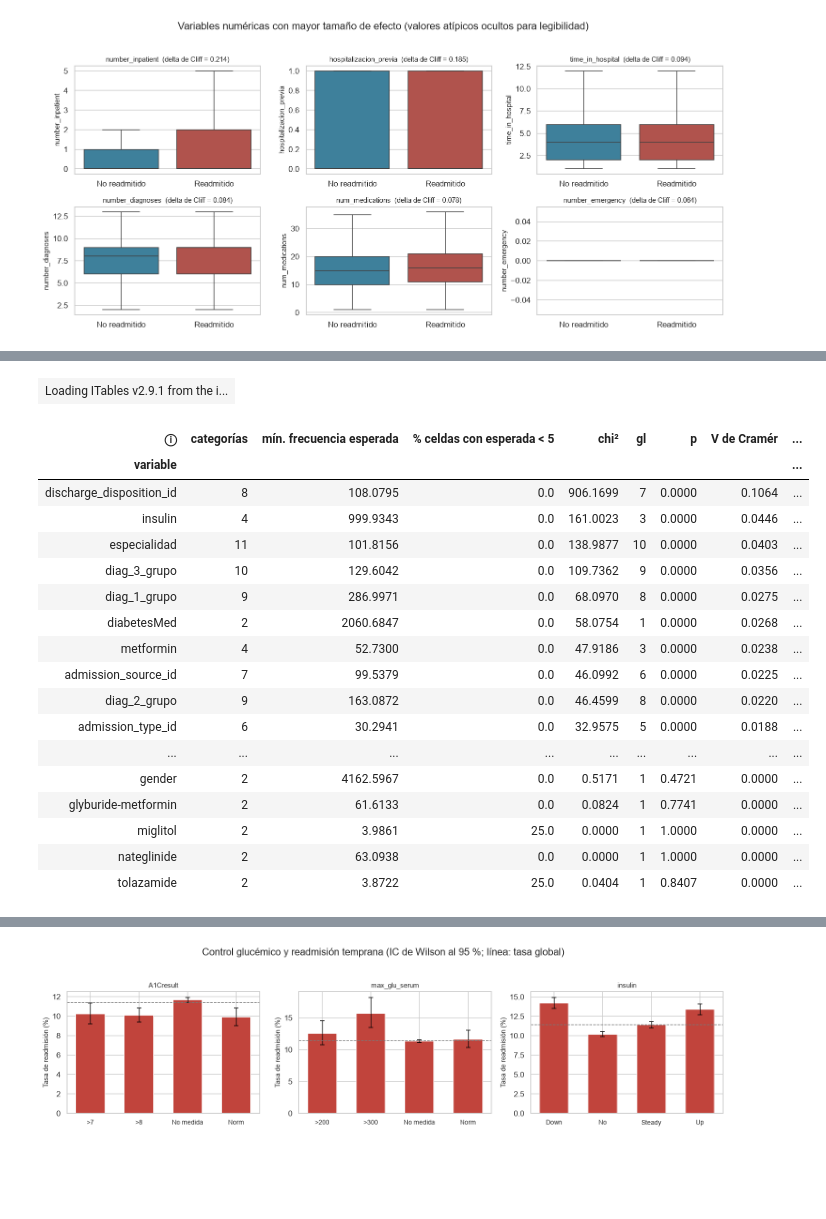
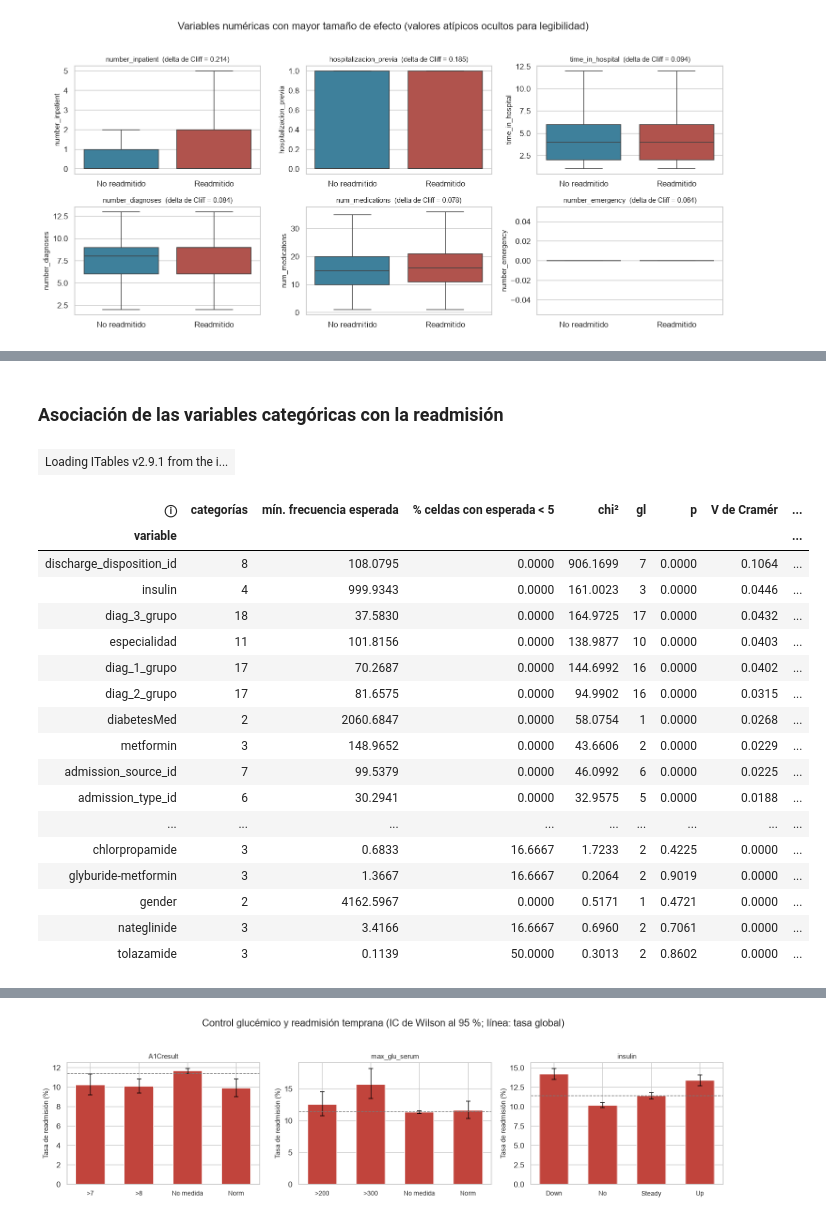
Before and after one commit to joshua2412-a/Diabetes_ProyectoML_202630, a Jupyter notebook: docs/04_Bivariado.ipynb, the cells around one changed output, grey strips where cells are left out. Saved outputs shown, nothing was run; the diff lists cells and outputs as text; code cells hidden in the pictures; blank space fills up the shorter version.

```diff
--- a/docs/04_Bivariado.ipynb
+++ b/docs/04_Bivariado.ipynb
@@ -120,8 +177,12 @@ for columna in NUMERICAS + BINARIAS:
         "media (no readm.)": grupo_0.mean(),
         "media (readm.)": grupo_1.mean(),
         "p (Mann-Whitney)": stats.mannwhitneyu(grupo_1, grupo_0).pvalue,
-        "r biserial": stats.pointbiserialr(train[OBJETIVO], train[columna]).statistic,
+        "r biserial": stats.pointbiserialr(
+            train[OBJETIVO], train[columna]).statistic,
         "delta de Cliff": delta,
+        # Identidad exacta entre la delta de Cliff y el AUC de un predictor
+        # usado por sí solo como puntuación de riesgo.
+        "AUC univariado": (delta + 1) / 2,
         "magnitud del efecto": magnitud_cliff(delta),
     })
 
@@ -132,6 +193,22 @@ asociacion_num["significativa (Holm)"] = np.where(
 asociacion_num = asociacion_num.reindex(
     asociacion_num["delta de Cliff"].abs().sort_values(ascending=False).index)
 
+# Verificación de la identidad citada en el texto, sobre la variable con
+# mayor efecto: el AUC calculado con scikit-learn debe coincidir.
+mejor = asociacion_num.index[0]
+auc_directo = roc_auc_score(train[OBJETIVO], train[mejor])
+assert abs(auc_directo - asociacion_num.loc[mejor, "AUC univariado"]) < 1e-9
+
+anotar("c4_mejor_num", mejor)
+anotar("c4_mejor_delta", f"{asociacion_num.loc[mejor, 'delta de Cliff']:.3f}")
+anotar("c4_mejor_auc", f"{asociacion_num.loc[mejor, 'AUC univariado']:.3f}")
+anotar("c4_num_signif", int(
+    (asociacion_num["significativa (Holm)"] == "Sí").sum()))
+anotar("c4_num_total", len(asociacion_num))
+anotar("c4_num_pequeno", int(
+    (asociacion_num["magnitud del efecto"] != "Insignificante").sum()))
+
 guardar_resultado(asociacion_num, "asociacion_numericas")
-tabla(asociacion_num.round(4), filas=15)
+tabla(asociacion_num.round(4), filas=15,
+      titulo="Asociación de las variables numéricas con la readmisión temprana")
 # %% [output]
@@ -188,48 +375,68 @@ La aproximación chi-cuadrado exige frecuencias esperadas suficientes; la regla
 # %%
 filas = []
 for columna in CATEGORICAS:
     contingencia = pd.crosstab(train[columna], train[OBJETIVO])
     chi2, p, gl, esperadas = stats.chi2_contingency(contingencia)
     filas.append({
         "variable": columna,
         "categorías": contingencia.shape[0],
         "mín. frecuencia esperada": esperadas.min(),
         "% celdas con esperada < 5": 100 * (esperadas < 5).mean(),
         "chi²": chi2,
         "gl": gl,
         "p": p,
         "V de Cramér": v_cramer(contingencia),
     })
 
 asociacion_cat = pd.DataFrame(filas).set_index("variable")
 asociacion_cat["p (Holm)"] = correccion_holm(asociacion_cat["p"])
 asociacion_cat["supuesto chi² cumplido"] = np.where(
     (asociacion_cat["mín. frecuencia esperada"] >= 1)
     & (asociacion_cat["% celdas con esperada < 5"] <= 20), "Sí", "No")
 asociacion_cat["significativa (Holm)"] = np.where(
     asociacion_cat["p (Holm)"] < 0.05, "Sí", "No")
 asociacion_cat = asociacion_cat.sort_values("V de Cramér", ascending=False)
 
+perdidas = asociacion_cat[(asociacion_cat["p"] < 0.05)
+                          & (asociacion_cat["p (Holm)"] >= 0.05)]
+incumplen = asociacion_cat[asociacion_cat["supuesto chi² cumplido"] == "No"]
+
+anotar("c4_mejor_cat", asociacion_cat.index[0])
+anotar("c4_lista_incumplen", ", ".join(incumplen.index)
+       if len(incumplen) else "ninguna")
+anotar("c4_incumplen_signif", int(
+    (incumplen["significativa (Holm)"] == "Sí").sum()))
+anotar("c4_mejor_v", f"{asociacion_cat['V de Cramér'].iloc[0]:.3f}")
+anotar("c4_cat_signif", int(
+    (asociacion_cat["significativa (Holm)"] == "Sí").sum()))
+anotar("c4_cat_total", len(asociacion_cat))
+anotar("c4_supuesto", int(
+    (asociacion_cat["supuesto chi² cumplido"] == "No").sum()))
+anotar("c4_perdidas", int(len(perdidas)))
+anotar("c4_lista_perdidas", ", ".join(perdidas.index))
+
 guardar_resultado(asociacion_cat, "asociacion_categoricas")
-tabla(asociacion_cat.round(4), filas=30)
+tabla(asociacion_cat.round(4), filas=30,
+      titulo="Asociación de las variables categóricas con la readmisión")
 # %% [output]
+### Asociación de las variables categóricas con la readmisión
 | Loading ITables v2.9.1 from the i... |
 | ⓘ | categorías | mín. frecuencia esperada | % celdas con esperada < 5 | chi² | gl | p | V de Cramér | ... |
 | variable |  |  |  |  |  |  |  | ... |
-| discharge_disposition_id | 8 | 108.0795 | 0.0 | 906.1699 | 7 | 0.0000 | 0.1064 | ... |
-| insulin | 4 | 999.9343 | 0.0 | 161.0023 | 3 | 0.0000 | 0.0446 | ... |
-| especialidad | 11 | 101.8156 | 0.0 | 138.9877 | 10 | 0.0000 | 0.0403 | ... |
-| diag_3_grupo | 10 | 129.6042 | 0.0 | 109.7362 | 9 | 0.0000 | 0.0356 | ... |
-| diag_1_grupo | 9 | 286.9971 | 0.0 | 68.0970 | 8 | 0.0000 | 0.0275 | ... |
-| diabetesMed | 2 | 2060.6847 | 0.0 | 58.0754 | 1 | 0.0000 | 0.0268 | ... |
-| metformin | 4 | 52.7300 | 0.0 | 47.9186 | 3 | 0.0000 | 0.0238 | ... |
-| admission_source_id | 7 | 99.5379 | 0.0 | 46.0992 | 6 | 0.0000 | 0.0225 | ... |
-| diag_2_grupo | 9 | 163.0872 | 0.0 | 46.4599 | 8 | 0.0000 | 0.0220 | ... |
-| admission_type_id | 6 | 30.2941 | 0.0 | 32.9575 | 5 | 0.0000 | 0.0188 | ... |
+| discharge_disposition_id | 8 | 108.0795 | 0.0000 | 906.1699 | 7 | 0.0000 | 0.1064 | ... |
+| insulin | 4 | 999.9343 | 0.0000 | 161.0023 | 3 | 0.0000 | 0.0446 | ... |
+| diag_3_grupo | 18 | 37.5830 | 0.0000 | 164.9725 | 17 | 0.0000 | 0.0432 | ... |
+| especialidad | 11 | 101.8156 | 0.0000 | 138.9877 | 10 | 0.0000 | 0.0403 | ... |
+| diag_1_grupo | 17 | 70.2687 | 0.0000 | 144.6992 | 16 | 0.0000 | 0.0402 | ... |
+| diag_2_grupo | 17 | 81.6575 | 0.0000 | 94.9902 | 16 | 0.0000 | 0.0315 | ... |
+| diabetesMed | 2 | 2060.6847 | 0.0000 | 58.0754 | 1 | 0.0000 | 0.0268 | ... |
+| metformin | 3 | 148.9652 | 0.0000 | 43.6606 | 2 | 0.0000 | 0.0229 | ... |
+| admission_source_id | 7 | 99.5379 | 0.0000 | 46.0992 | 6 | 0.0000 | 0.0225 | ... |
+| admission_type_id | 6 | 30.2941 | 0.0000 | 32.9575 | 5 | 0.0000 | 0.0188 | ... |
 | ... | ... | ... | ... | ... | ... | ... | ... | ... |
-| gender | 2 | 4162.5967 | 0.0 | 0.5171 | 1 | 0.4721 | 0.0000 | ... |
-| glyburide-metformin | 2 | 61.6133 | 0.0 | 0.0824 | 1 | 0.7741 | 0.0000 | ... |
-| miglitol | 2 | 3.9861 | 25.0 | 0.0000 | 1 | 1.0000 | 0.0000 | ... |
-| nateglinide | 2 | 63.0938 | 0.0 | 0.0000 | 1 | 1.0000 | 0.0000 | ... |
-| tolazamide | 2 | 3.8722 | 25.0 | 0.0404 | 1 | 0.8407 | 0.0000 | ... |
+| chlorpropamide | 3 | 0.6833 | 16.6667 | 1.7233 | 2 | 0.4225 | 0.0000 | ... |
+| glyburide-metformin | 3 | 1.3667 | 16.6667 | 0.2064 | 2 | 0.9019 | 0.0000 | ... |
+| gender | 2 | 4162.5967 | 0.0000 | 0.5171 | 1 | 0.4721 | 0.0000 | ... |
+| nateglinide | 3 | 3.4166 | 16.6667 | 0.6960 | 2 | 0.7061 | 0.0000 | ... |
+| tolazamide | 3 | 0.1139 | 50.0000 | 0.3013 | 2 | 0.8602 | 0.0000 | ... |
 # %% [markdown]
```
Also changed, not shown: parts of 27 cells of this notebook, 55 other files.
